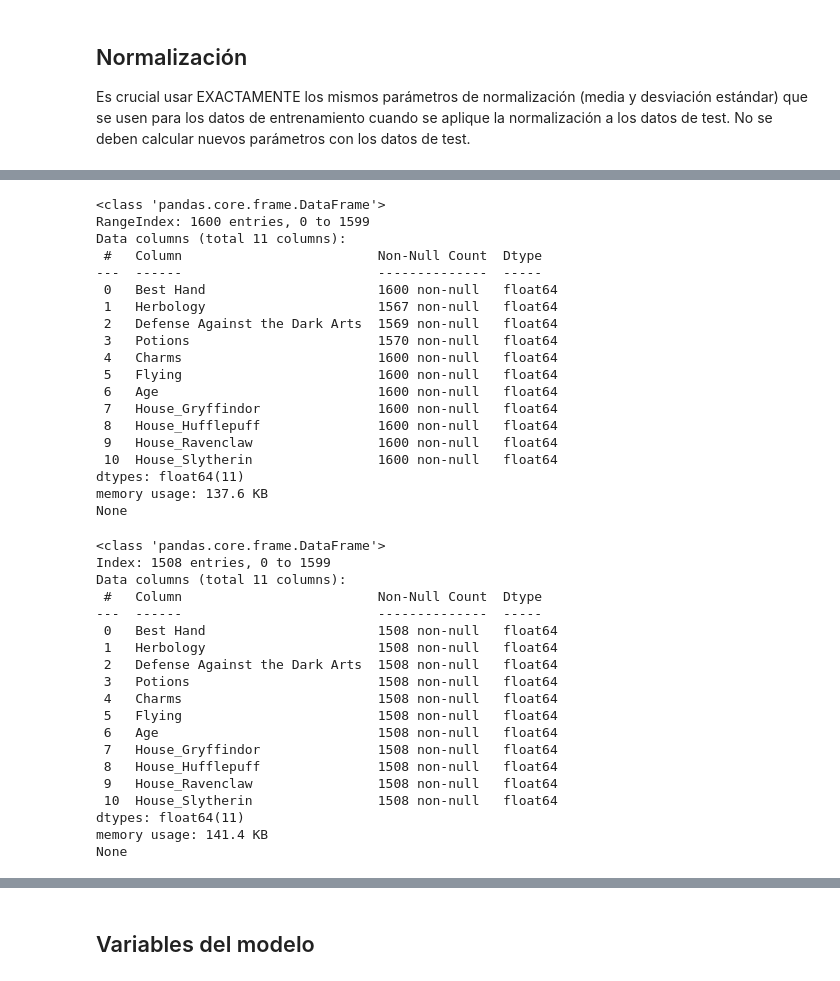
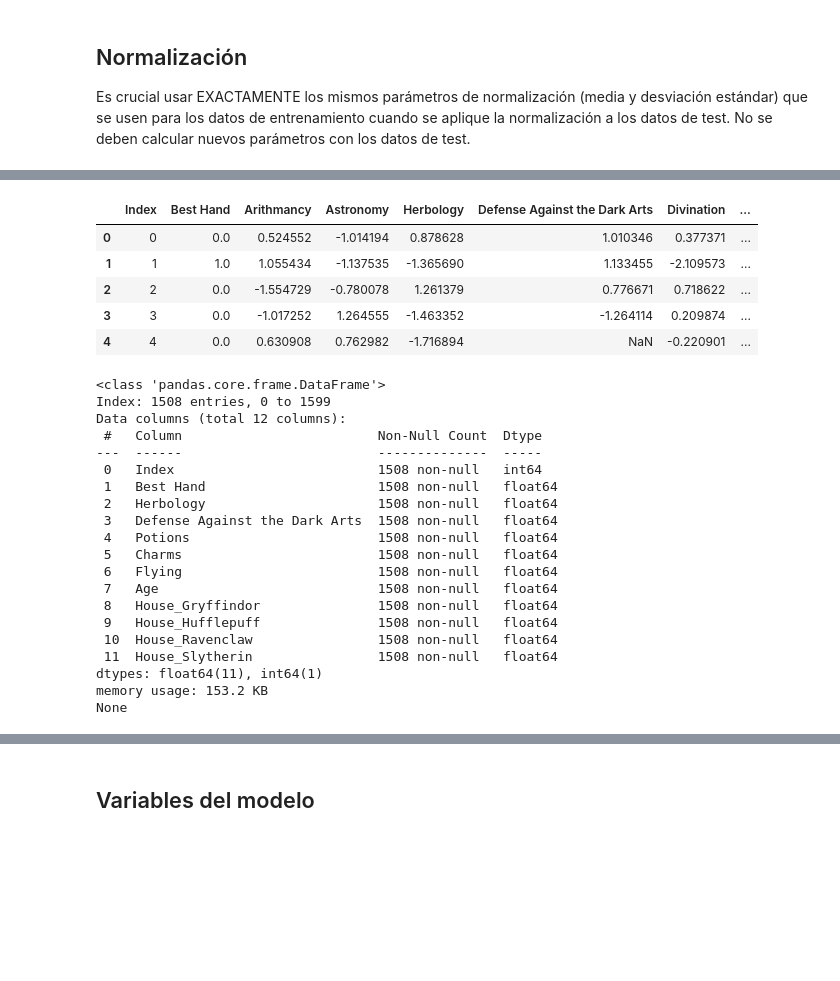
Before and after one commit to financieras/ai, a Jupyter notebook: logistic_regression/jupyter/prediccion.ipynb, the cells around one changed output, grey strips where cells are left out. Drawn from its saved outputs; the diff is of its cells as text; code cells hidden in the pictures; blank space fills up the shorter version.

```diff
--- a/logistic_regression/jupyter/prediccion.ipynb
+++ b/logistic_regression/jupyter/prediccion.ipynb
@@ -157,55 +162,40 @@ memory usage: 225.1 KB
 None
+# %%
+df.head()
+# %% [output]
+|  | Index | Best Hand | Arithmancy | Astronomy | Herbology | Defense Against the Dark Arts | Divination | ... |
+| 0 | 0 | 0.0 | 0.524552 | -1.014194 | 0.878628 | 1.010346 | 0.377371 | ... |
+| 1 | 1 | 1.0 | 1.055434 | -1.137535 | -1.365690 | 1.133455 | -2.109573 | ... |
+| 2 | 2 | 0.0 | -1.554729 | -0.780078 | 1.261379 | 0.776671 | 0.718622 | ... |
+| 3 | 3 | 0.0 | -1.017252 | 1.264555 | -1.463352 | -1.264114 | 0.209874 | ... |
+| 4 | 4 | 0.0 | 0.630908 | 0.762982 | -1.716894 | NaN | -0.220901 | ... |
 # %%
 # Remove columns
-reduce_columns = ['Arithmancy', 'Divination', 'Muggle Studies', 'Ancient Runes', 'History of Magic', 'Transfiguration', 'Care of Magical Creatures']
+reduce_columns = ['Arithmancy', 'Astronomy', 'Divination', 'Muggle Studies', 'Ancient Runes', 'History of Magic', 'Transfiguration', 'Care of Magical Creatures']
 df = df.drop(columns=reduce_columns)
 
+# Drop rows with missing data
+df = df.dropna()
+
 print(df.info())
 # %% [output]
 <class 'pandas.core.frame.DataFrame'>
-RangeIndex: 1600 entries, 0 to 1599
-Data columns (total 11 columns):
+Index: 1508 entries, 0 to 1599
+Data columns (total 12 columns):
  #   Column                         Non-Null Count  Dtype
 ---  ------                         --------------  -----
- 0   Best Hand                      1600 non-null   float64
- 1   Herbology                      1567 non-null   float64
- 2   Defense Against the Dark Arts  1569 non-null   float64
- 3   Potions                        1570 non-null   float64
- 4   Charms                         1600 non-null   float64
- 5   Flying                         1600 non-null   float64
- 6   Age                            1600 non-null   float64
- 7   House_Gryffindor               1600 non-null   float64
- 8   House_Hufflepuff               1600 non-null   float64
- 9   House_Ravenclaw                1600 non-null   float64
- 10  House_Slytherin                1600 non-null   float64
-dtypes: float64(11)
-memory usage: 137.6 KB
+ 0   Index                          1508 non-null   int64
+ 1   Best Hand                      1508 non-null   float64
+ 2   Herbology                      1508 non-null   float64
+ 3   Defense Against the Dark Arts  1508 non-null   float64
+ 4   Potions                        1508 non-null   float64
+ 5   Charms                         1508 non-null   float64
+ 6   Flying                         1508 non-null   float64
+ 7   Age                            1508 non-null   float64
+ 8   House_Gryffindor               1508 non-null   float64
+ 9   House_Hufflepuff               1508 non-null   float64
+ 10  House_Ravenclaw                1508 non-null   float64
+ 11  House_Slytherin                1508 non-null   float64
+dtypes: float64(11), int64(1)
+memory usage: 153.2 KB
 None
-# %%
-# Drop rows with missing data
-df = df.dropna()
-
-# Remove duplicate rows
-df = df.drop_duplicates()
-
-print(df.info())
-# %% [output]
-<class 'pandas.core.frame.DataFrame'>
-Index: 1508 entries, 0 to 1599
-Data columns (total 11 columns):
- #   Column                         Non-Null Count  Dtype
----  ------                         --------------  -----
- 0   Best Hand                      1508 non-null   float64
- 1   Herbology                      1508 non-null   float64
- 2   Defense Against the Dark Arts  1508 non-null   float64
- 3   Potions                        1508 non-null   float64
- 4   Charms                         1508 non-null   float64
- 5   Flying                         1508 non-null   float64
- 6   Age                            1508 non-null   float64
- 7   House_Gryffindor               1508 non-null   float64
- 8   House_Hufflepuff               1508 non-null   float64
- 9   House_Ravenclaw                1508 non-null   float64
- 10  House_Slytherin                1508 non-null   float64
-dtypes: float64(11)
-memory usage: 141.4 KB
-None
```
Also changed, not shown: parts of 10 cells of this notebook.
